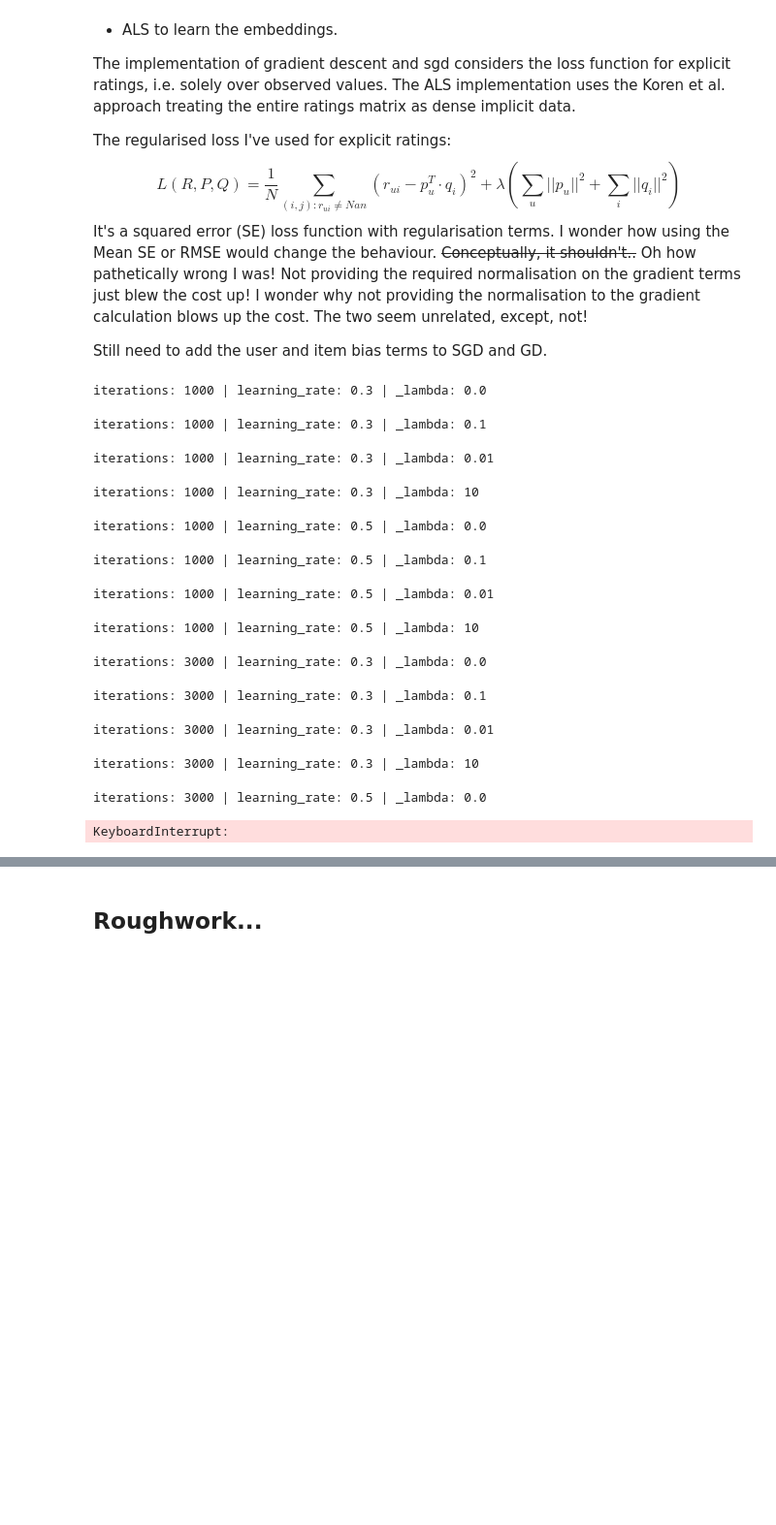
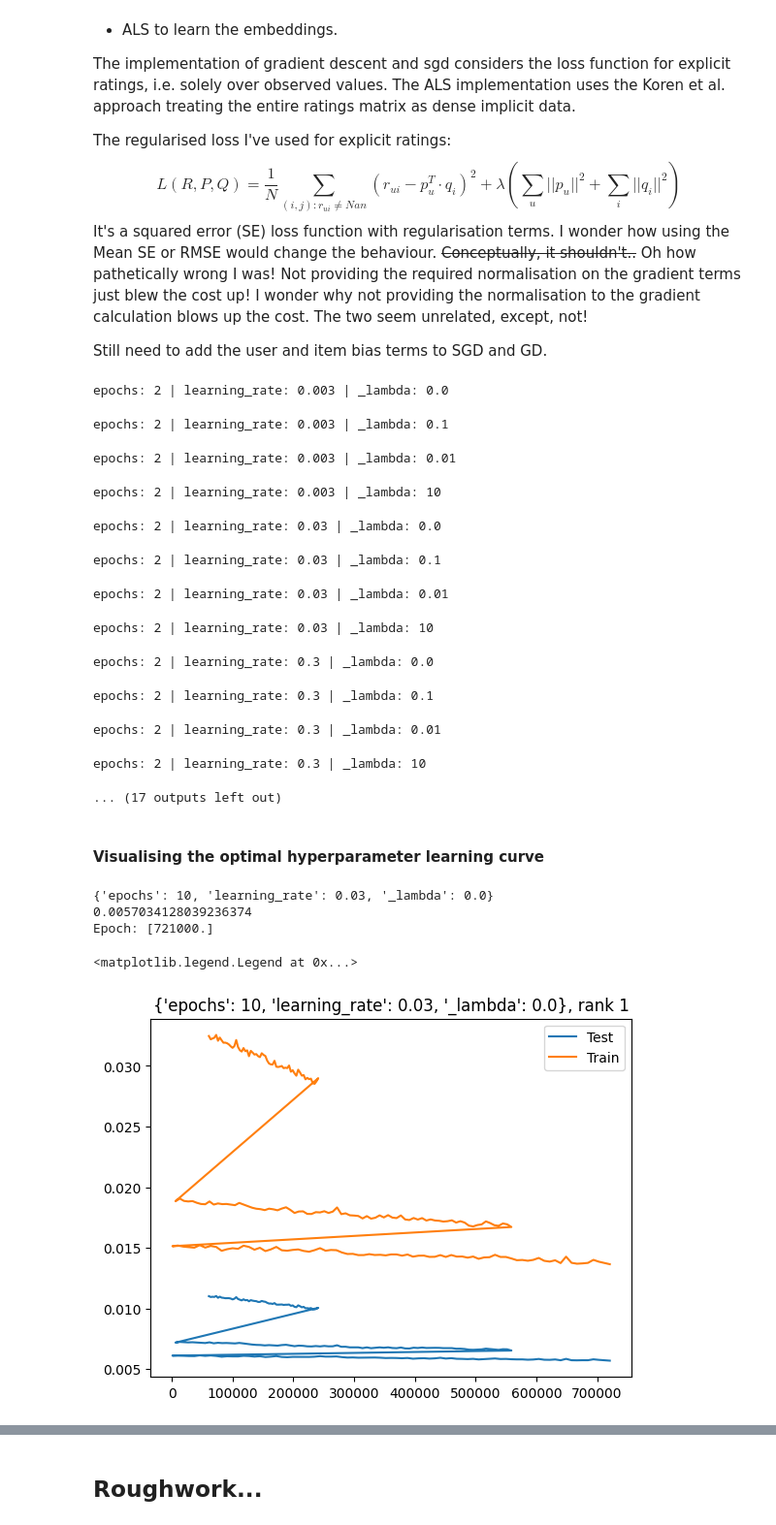
Before and after one commit to kushagrasachan/RecSys, a Jupyter notebook: MF_Recommender_nb.ipynb, the cells around one changed output, grey strips where cells are left out. Shown at 97% size. Cells and saved outputs as stored; diff of their text form; code cells hidden in the pictures; blank space fills up the shorter version.

```diff
--- a/MF_Recommender_nb.ipynb
+++ b/MF_Recommender_nb.ipynb
@@ -601,19 +601,60 @@ param_grid_sgd = {  "k": [20, 40, 80],
                     # "beta": [0.5, 0.9],
                     "_lambda": [0.0, 1e-1, 1e-2, 10]}
 
-grid_search("gd", train, test, param_grid_gd)
+curves = grid_search("sgd", train, test, param_grid_sgd)
 # %% [output]
-iterations: 1000 | learning_rate: 0.3 | _lambda: 0.0
+epochs: 2 | learning_rate: 0.003 | _lambda: 0.0
-iterations: 1000 | learning_rate: 0.3 | _lambda: 0.1
+epochs: 2 | learning_rate: 0.003 | _lambda: 0.1
-iterations: 1000 | learning_rate: 0.3 | _lambda: 0.01
+epochs: 2 | learning_rate: 0.003 | _lambda: 0.01
-iterations: 1000 | learning_rate: 0.3 | _lambda: 10
+epochs: 2 | learning_rate: 0.003 | _lambda: 10
-iterations: 1000 | learning_rate: 0.5 | _lambda: 0.0
+epochs: 2 | learning_rate: 0.03 | _lambda: 0.0
-iterations: 1000 | learning_rate: 0.5 | _lambda: 0.1
+epochs: 2 | learning_rate: 0.03 | _lambda: 0.1
-iterations: 1000 | learning_rate: 0.5 | _lambda: 0.01
+epochs: 2 | learning_rate: 0.03 | _lambda: 0.01
-iterations: 1000 | learning_rate: 0.5 | _lambda: 10
+epochs: 2 | learning_rate: 0.03 | _lambda: 10
-iterations: 3000 | learning_rate: 0.3 | _lambda: 0.0
+epochs: 2 | learning_rate: 0.3 | _lambda: 0.0
-iterations: 3000 | learning_rate: 0.3 | _lambda: 0.1
+epochs: 2 | learning_rate: 0.3 | _lambda: 0.1
-iterations: 3000 | learning_rate: 0.3 | _lambda: 0.01
+epochs: 2 | learning_rate: 0.3 | _lambda: 0.01
-iterations: 3000 | learning_rate: 0.3 | _lambda: 10
+epochs: 2 | learning_rate: 0.3 | _lambda: 10
-iterations: 3000 | learning_rate: 0.5 | _lambda: 0.0
+... (17 outputs left out)
-KeyboardInterrupt:
+# %% [markdown]
+#### Visualising the optimal hyperparameter learning curve
+# %%
+#### Weeding parameter mixes that resulted in algorithm divergence (inf, nan values for mse) ####
+curves_copy = copy.deepcopy(curves)
+for curve in curves_copy:
+       mse = np.array(curve['mse']['test'])
+       if(np.isnan(mse[:,1]).any()):
+              to_rem = curve
+              curves_copy.remove(to_rem)
+
+#### Finding the best run via sorting by test_mse values
+best_curves = sorted(curves_copy, key=lambda x: np.min(np.array(x['mse']['test'])[:,1]), reverse=False)  #for each curve, use the lowest test mse as its identity, for sorting the curves
+
+# best_curves = sorted(curves_copy, key=lambda x: np.nanmin(np.array(x['mse']['test'])[:,1]), reverse=True)
+# best_curves = sorted(curves_copy, key=lambda x: np.min(np.ma.masked_array(np.array(x['mse']['test']), np.isnan(np.array(x['mse']['test'])))), reverse=True)
+# %%
+rank = 1     # nth best rank of hyperparameter mix you want to see. n=1,2,..
+bestParams = best_curves[rank-1]['params']
+print(bestParams)
+
+bestTimeVsTestMseArr = np.array(best_curves[rank-1]['mse']['test'])
+bestTimeVsTrainMseArr = np.array(best_curves[rank-1]['mse']['train'])
+# print( bestTimeVsTestMseArr )
+min_loss = min(bestTimeVsTestMseArr[:,1])
+print(min_loss)
+iterations = bestTimeVsTestMseArr[:,0][np.where(bestTimeVsTestMseArr[:,1] == min_loss)]
+print('Epoch: {}'.format(iterations))
+# %% [output]
+{'epochs': 10, 'learning_rate': 0.03, '_lambda': 0.0}
+0.0057034128039236374
+Epoch: [721000.]
+# %%
+plt.plot(bestTimeVsTestMseArr[100:,0], bestTimeVsTestMseArr[100:,1], label="Test")
+plt.plot(bestTimeVsTrainMseArr[100:,0], bestTimeVsTrainMseArr[100:,1], label="Train")
+plt.title(f"{bestParams}, rank {rank}")
+plt.xlabel("")
+plt.rcdefaults()
+plt.legend()
+# %% [output]
+<matplotlib.legend.Legend at 0x...>
+[figure, added]
```
Also changed, not shown: parts of 6 cells of this notebook, 1 other file.
